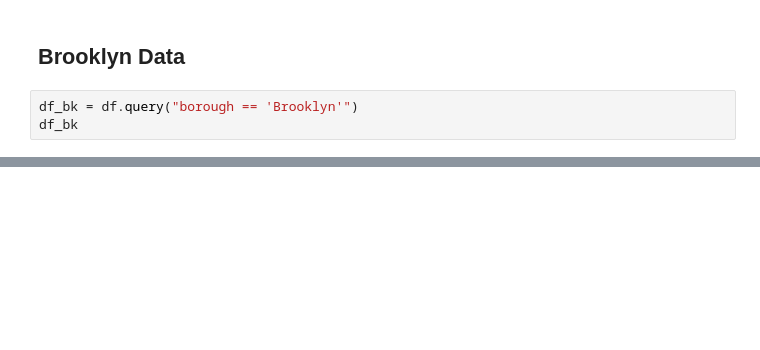
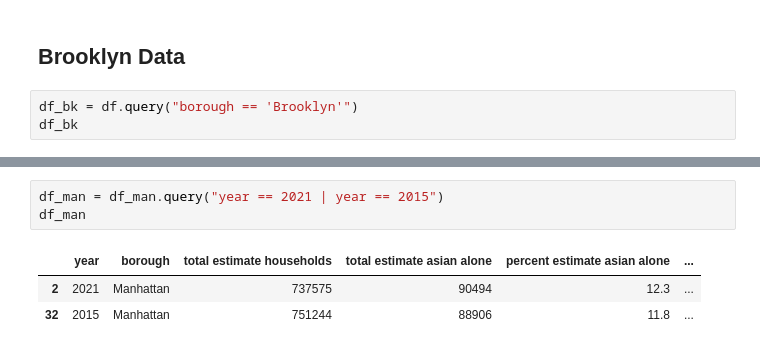
Before and after one commit to arubybonilla/2023-asam-benefits, a Jupyter notebook: 2023-asam-snap-food-stamps-analysis-smail-bonilla.ipynb, the cells around one changed output, grey strips where cells are left out. Drawn from its saved outputs; the diff is of its cells as text; blank space fills up the shorter version.

```diff
--- a/2023-asam-snap-food-stamps-analysis-smail-bonilla.ipynb
+++ b/2023-asam-snap-food-stamps-analysis-smail-bonilla.ipynb
@@ -201,0 +211,7 @@ df_man
+# %%
+df_man = df_man.query("year == 2021 | year == 2015")
+df_man
+# %% [output]
+|  | year | borough | total estimate households | total estimate asian alone | percent estimate asian alone | ... |
+| 2 | 2021 | Manhattan | 737575 | 90494 | 12.3 | ... |
+| 32 | 2015 | Manhattan | 751244 | 88906 | 11.8 | ... |
```
Also changed, not shown: parts of 14 cells of this notebook.
